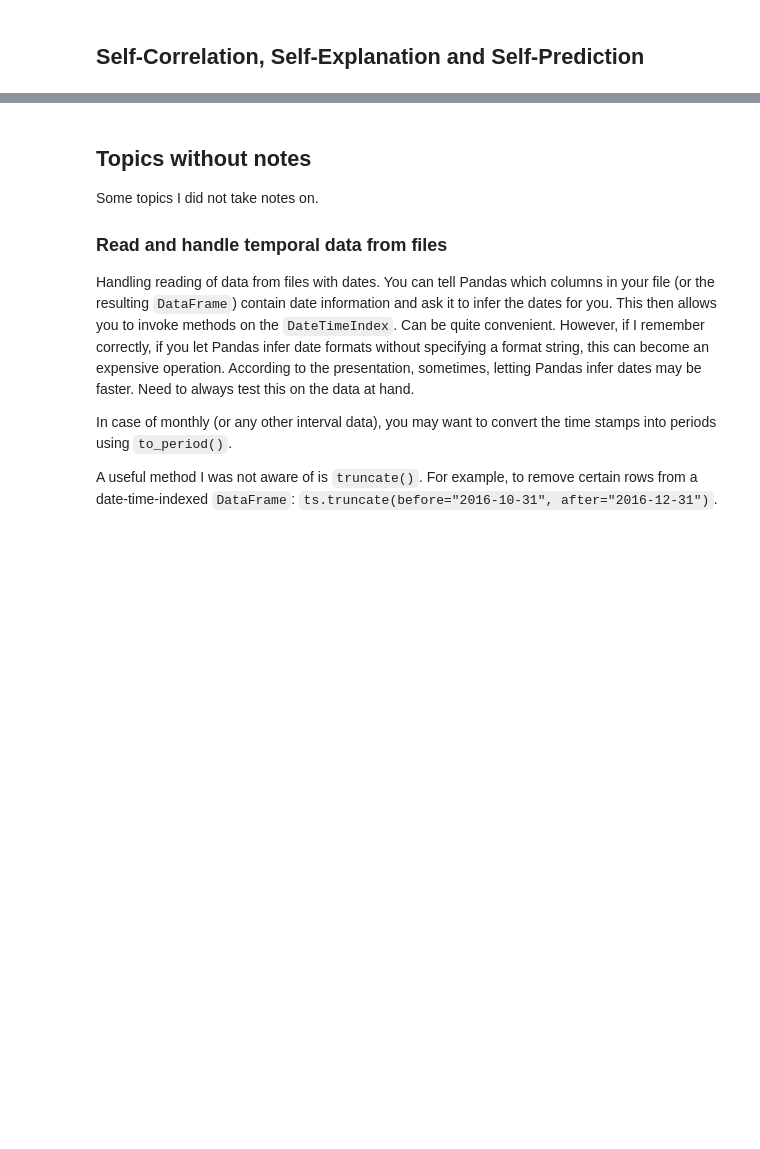
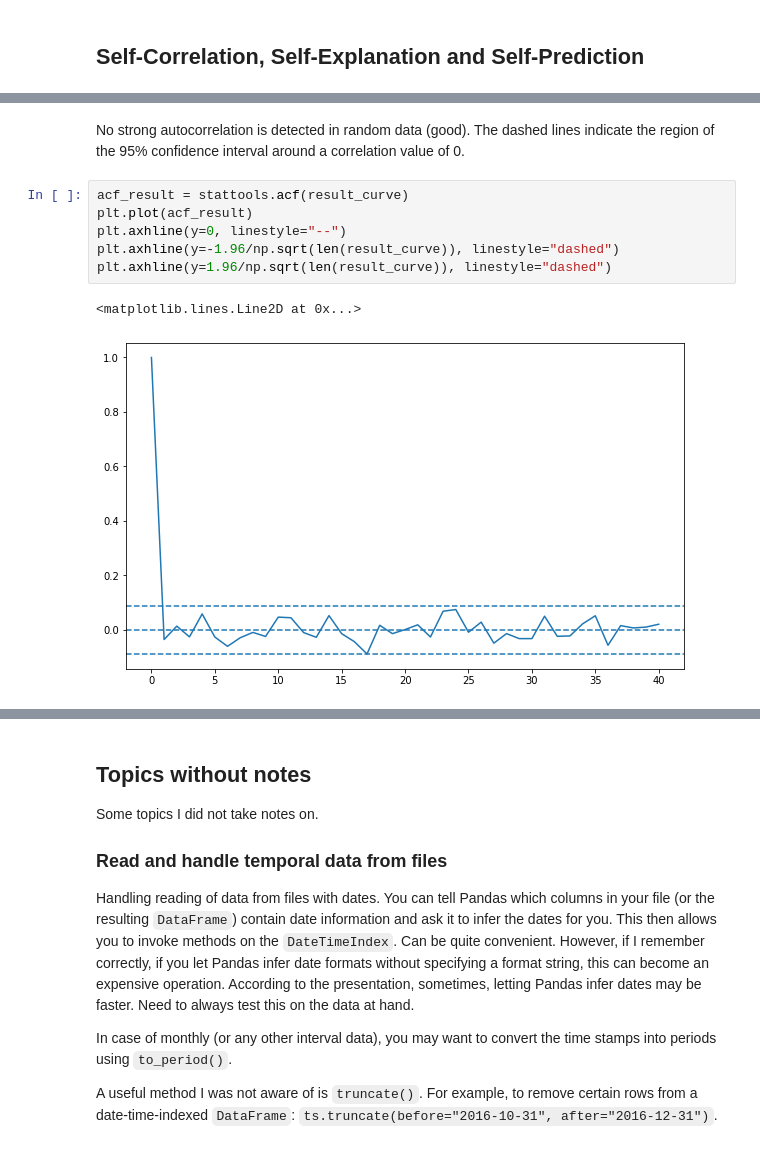
Before and after one commit to drbwa/timeserieseda, a Jupyter notebook: pycon2017/pycon2017-1.ipynb, the cells around one changed output, grey strips where cells are left out. Drawn from its saved outputs; the diff is of its cells as text; blank space fills up the shorter version.

```diff
--- a/pycon2017/pycon2017-1.ipynb
+++ b/pycon2017/pycon2017-1.ipynb
@@ -549,0 +591,11 @@ Note that correlations can occur repeatedly. For example, a phenomenon that occu
+# %% [markdown]
+No strong autocorrelation is detected in random data (good). The dashed lines indicate the region of the 95% confidence interval around a correlation value of 0.
+# %%
+acf_result = stattools.acf(result_curve)
+plt.plot(acf_result)
+plt.axhline(y=0, linestyle="--")
+plt.axhline(y=-1.96/np.sqrt(len(result_curve)), linestyle="dashed")
+plt.axhline(y=1.96/np.sqrt(len(result_curve)), linestyle="dashed")
+# %% [output]
+<matplotlib.lines.Line2D at 0x...>
+[figure, added]
```
Also changed, not shown: parts of 36 cells of this notebook, 1 other file.
